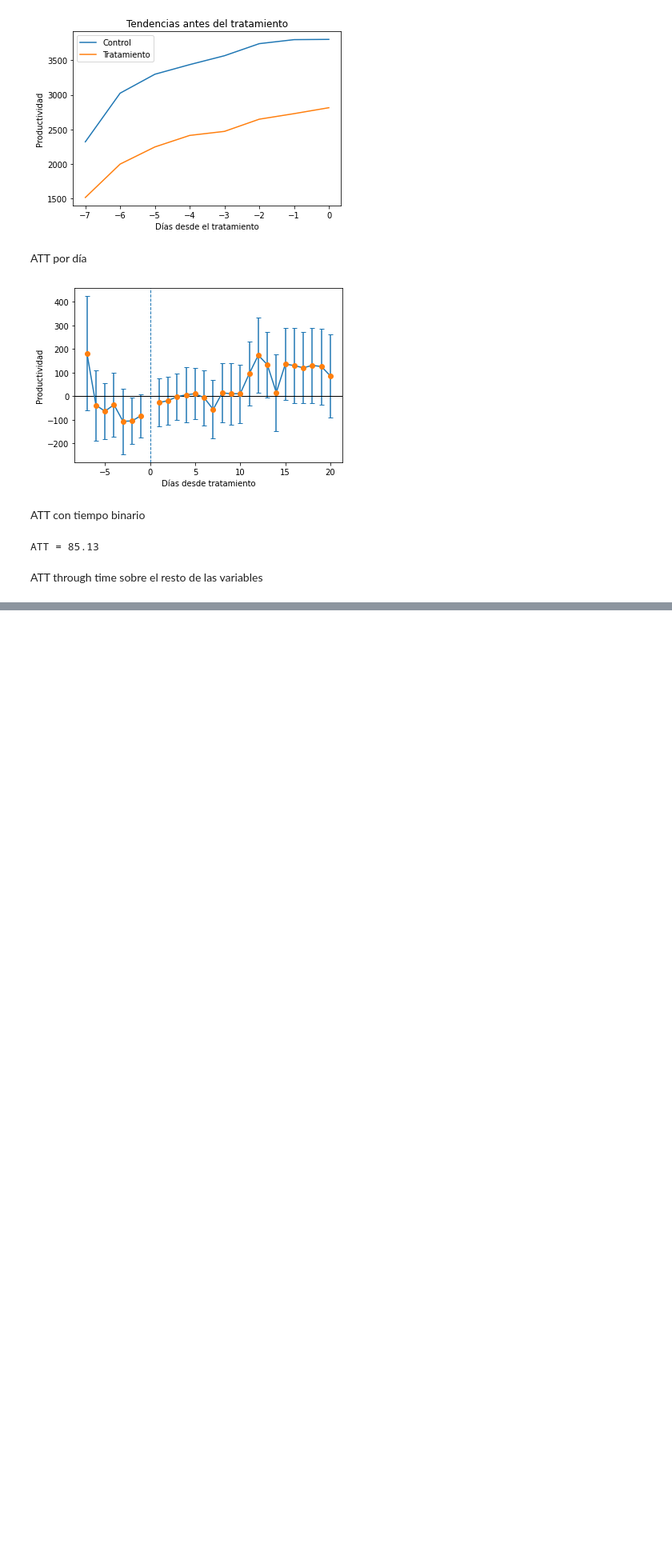
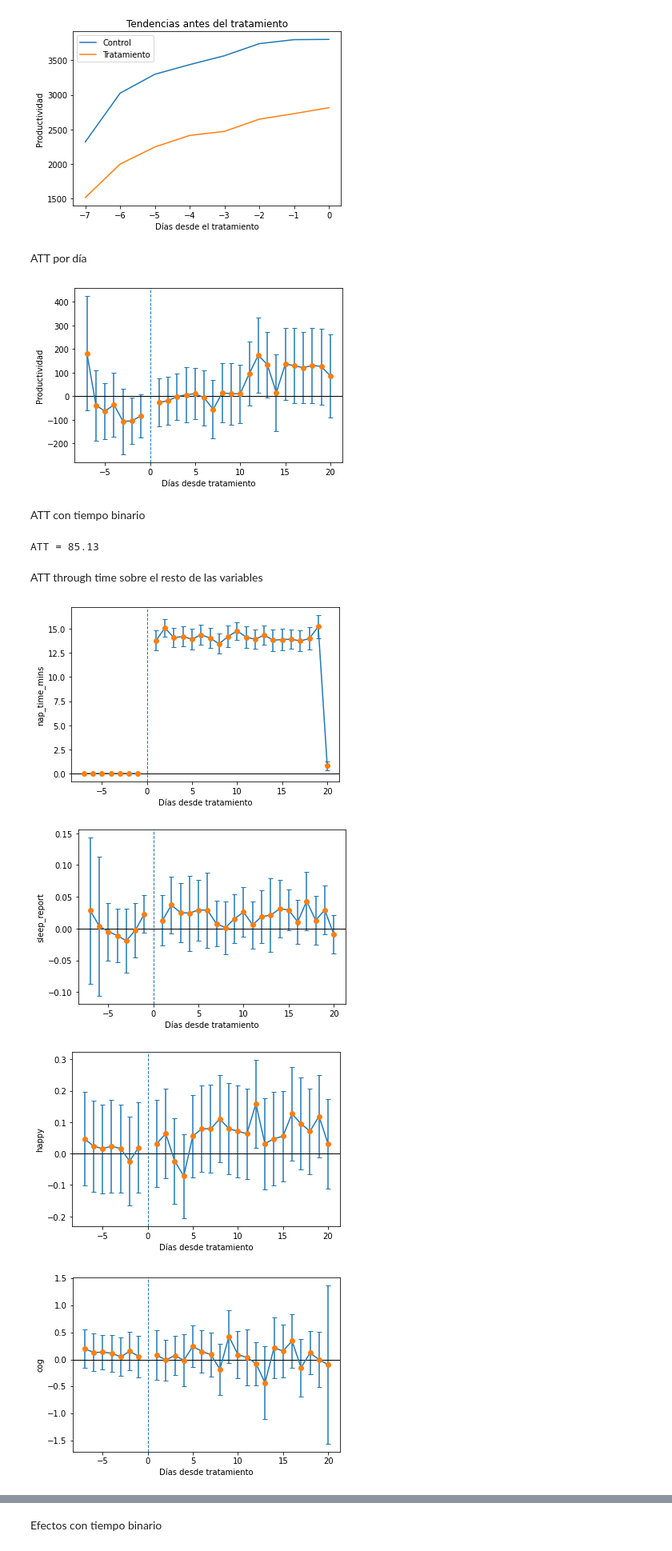
Before and after one commit to ArturoSbr/EmtrAp-hw01, a Jupyter notebook: cod/main.ipynb, the cells around one changed output, grey strips where cells are left out. Shown at 80% size. Saved outputs shown, nothing was run; the diff lists cells and outputs as text; code cells hidden in the pictures; blank space fills up the shorter version.

```diff
--- a/cod/main.ipynb
+++ b/cod/main.ipynb
@@ -1168,3 +1168,50 @@ print(f'ATT = {round(att, 2)}')
 ATT = 85.13
 # %% [markdown]
 ATT through time sobre el resto de las variables
+# %%
+for y in ['nap_time_mins','sleep_report','happy','cog','typing_time_hr']:
+    # All effects into one frame
+    s1 = pd.get_dummies(d[['t']], columns=['t'], prefix_sep='').drop('t0', axis=1)
+    s2 = s1.multiply(d['T_nap'], axis=0)
+    s2.columns = [f'{col}*T_nap' for col in s2.columns]
+    t = pd.concat([d, s1, s2.assign(const = 1)], axis=1)
+
+    # Reshape
+    t = t.set_index(['pid','t'])
+
+    # Fit model
+    m = PanelOLS(
+        dependent=t[y],
+        exog=t[X]
+    ).fit(cov_type='clustered', cluster_entity=True)
+
+    # To table
+    res = pd.DataFrame({'tau':[f't{str(i)}*T_nap' for i in range(-7, 21)]})
+    res = res.merge(
+        pd.DataFrame({'tau':m.params.index, 'est':m.params.values, 'se':m.std_errors.values}),
+        on='tau', how='left'
+    )
+
+    # Plot
+    plt.errorbar(
+        x=range(-7,21), y=res['est'], yerr=res['se']*1.96,
+        capsize=3, capthick=1, ecolor='C0', marker='o',
+        markerfacecolor='C1', markeredgecolor='C1'
+    )
+    plt.axvline(0, ls='--', lw=1, color='C0')
+    plt.axhline(0, ls='-', lw=1, color='black')
+    plt.xlabel('Días desde tratamiento')
+    plt.ylabel(y)
+
+    # Save
+    try:
+        plt.savefig(f'../fig/f36-{y}.png', dpi=200, bbox_inches='tight')
+    except:
+        True
+    # Show
+    plt.show()
+# %% [output]
+[figure, added]
+[figure, added]
+[figure, added]
+[figure, added]
@@ -1170,0 +1219,2 @@ ATT through time sobre el resto de las variables
+# %% [markdown]
+Efectos con tiempo binario
```
Also changed, not shown: parts of 5 cells of this notebook.
